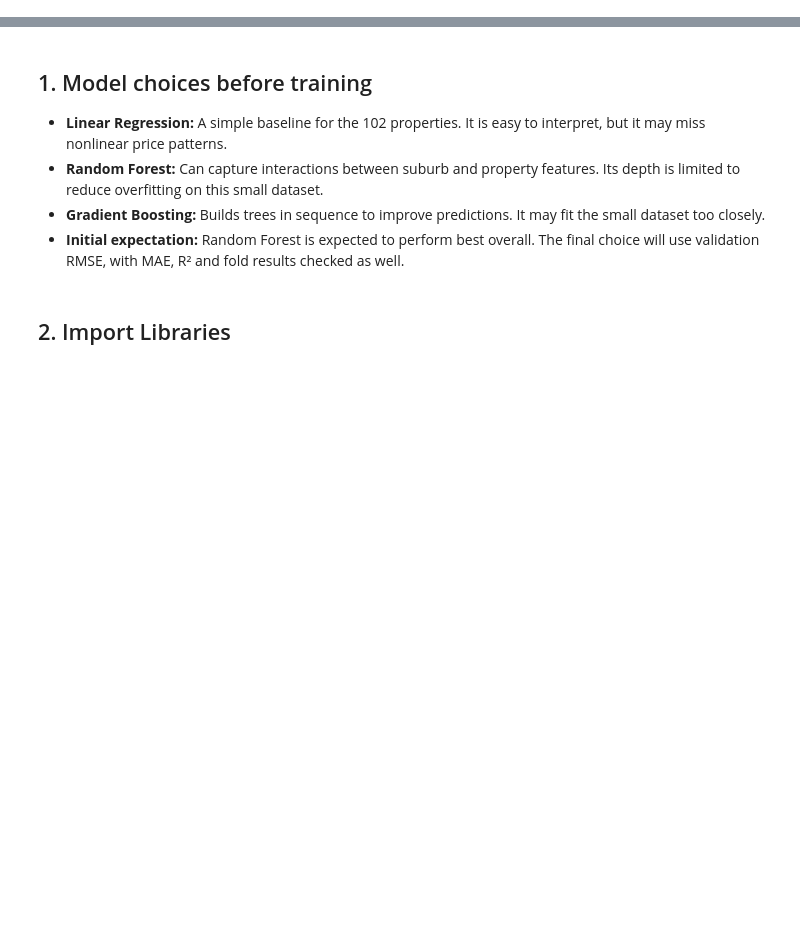
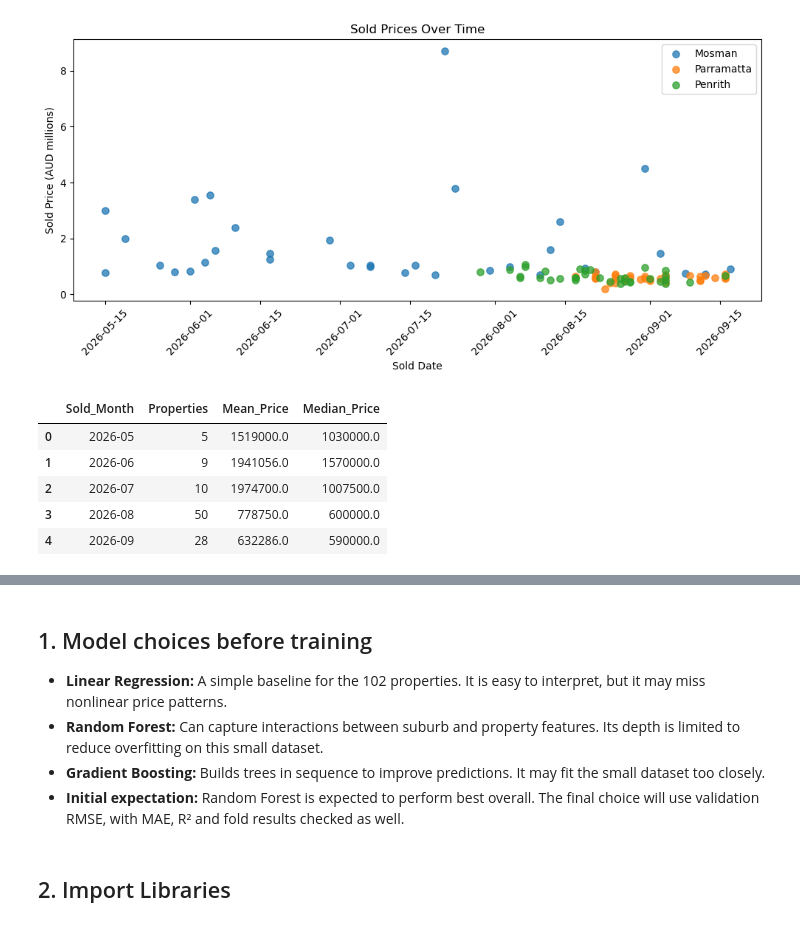
Before and after one commit to riddhisharma1525-lab/sydney-house-price-predictor, a Jupyter notebook: syd_house_price.ipynb, the cells around one changed output, grey strips where cells are left out. Cells and saved outputs as stored; diff of their text form; code cells hidden in the pictures; blank space fills up the shorter version.

```diff
--- a/syd_house_price.ipynb
+++ b/syd_house_price.ipynb
@@ -8,0 +144,47 @@
+# %%
+# Create a scatter plot for each suburb.
+plt.figure(figsize=(10, 5))
+
+for suburb in suburb_order:
+    suburb_data = df[df["Suburb"] == suburb].sort_values("Sold Date")
+
+    plt.scatter(
+        suburb_data["Sold Date"],
+        suburb_data[TARGET] / 1_000_000,
+        label=suburb,
+        alpha=0.75,
+        s=45
+    )
+
+plt.title("Sold Prices Over Time")
+plt.xlabel("Sold Date")
+plt.ylabel("Sold Price (AUD millions)")
+plt.legend()
+plt.xticks(rotation=45)
+plt.tight_layout()
+plt.show()
+
+# Create a monthly summary to support the graph.
+monthly_summary = (
+    df.assign(
+        Sold_Month=df["Sold Date"].dt.to_period("M").astype(str)
+    )
+    .groupby("Sold_Month")[TARGET]
+    .agg(
+        Properties="count",
+        Mean_Price="mean",
+        Median_Price="median"
+    )
+    .round(0)
+    .reset_index()
+)
+
+display(monthly_summary)
+# %% [output]
+[figure, added]
+|  | Sold_Month | Properties | Mean_Price | Median_Price |
+| 0 | 2026-05 | 5 | 1519000.0 | 1030000.0 |
+| 1 | 2026-06 | 9 | 1941056.0 | 1570000.0 |
+| 2 | 2026-07 | 10 | 1974700.0 | 1007500.0 |
+| 3 | 2026-08 | 50 | 778750.0 | 600000.0 |
+| 4 | 2026-09 | 28 | 632286.0 | 590000.0 |
```
Also changed, not shown: parts of 15 cells of this notebook.
